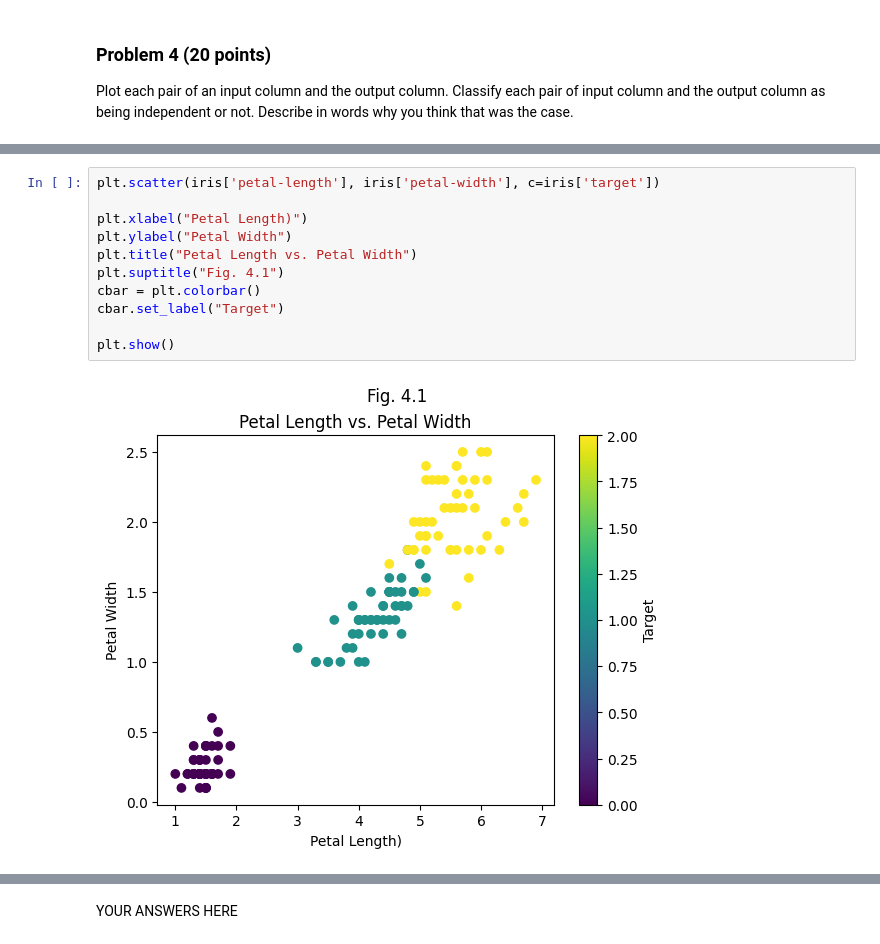
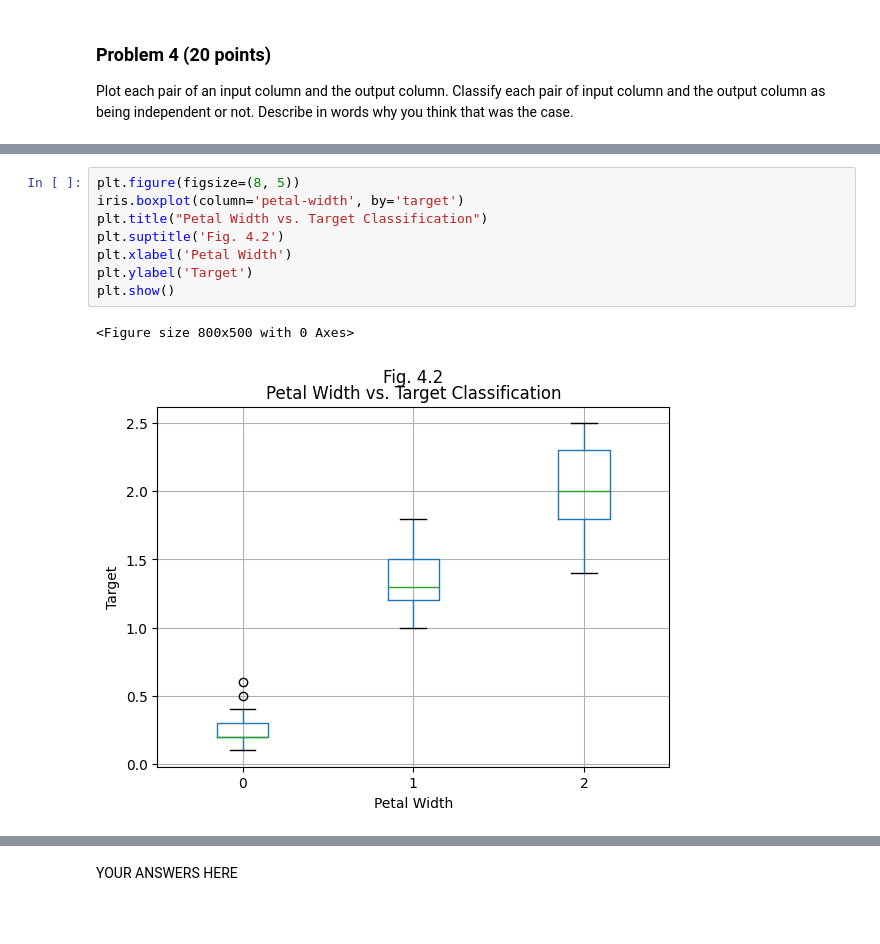
Before and after one commit to manningdbu/dx601-project-Manning, a Jupyter notebook: final_project.ipynb, the cells around one changed output, grey strips where cells are left out. Drawn from its saved outputs; the diff is of its cells as text; blank space fills up the shorter version.

```diff
--- a/final_project.ipynb
+++ b/final_project.ipynb
@@ -242,13 +252,11 @@ Describe in words why you think that was the case.
 # %%
-plt.scatter(iris['petal-length'], iris['petal-width'], c=iris['target'])
-
-plt.xlabel("Petal Length)")
-plt.ylabel("Petal Width")
-plt.title("Petal Length vs. Petal Width")
-plt.suptitle("Fig. 4.1")
-cbar = plt.colorbar()
-cbar.set_label("Target")
-
+plt.figure(figsize=(8, 5))
+iris.boxplot(column='petal-width', by='target')
+plt.title("Petal Width vs. Target Classification")
+plt.suptitle('Fig. 4.2')
+plt.xlabel('Petal Width')
+plt.ylabel('Target')
 plt.show()
 # %% [output]
+<Figure size 800x500 with 0 Axes>
-[figure, old version]
+[figure, new version]
```
Also changed, not shown: parts of 21 cells of this notebook.
